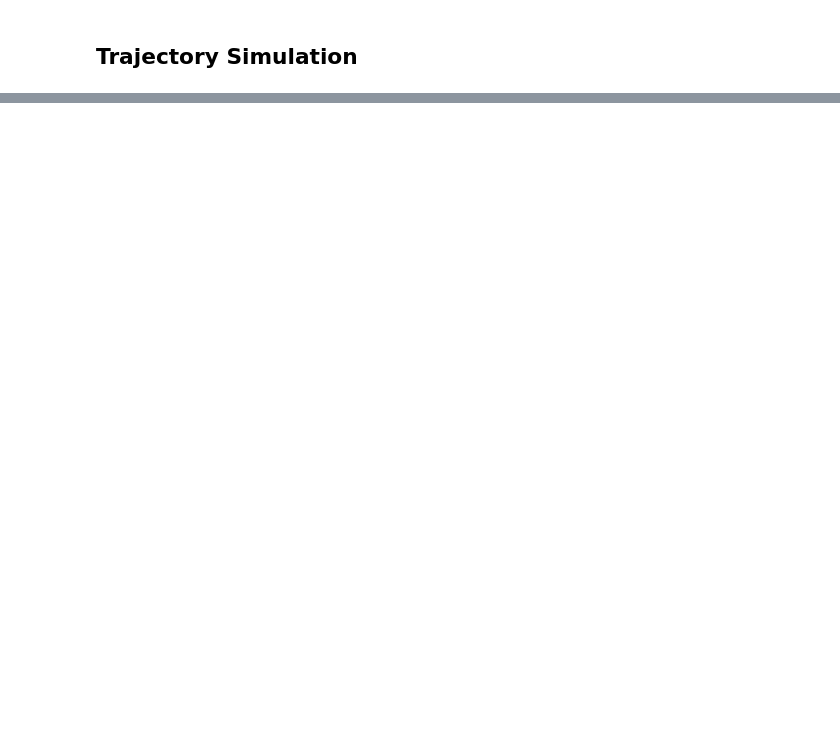
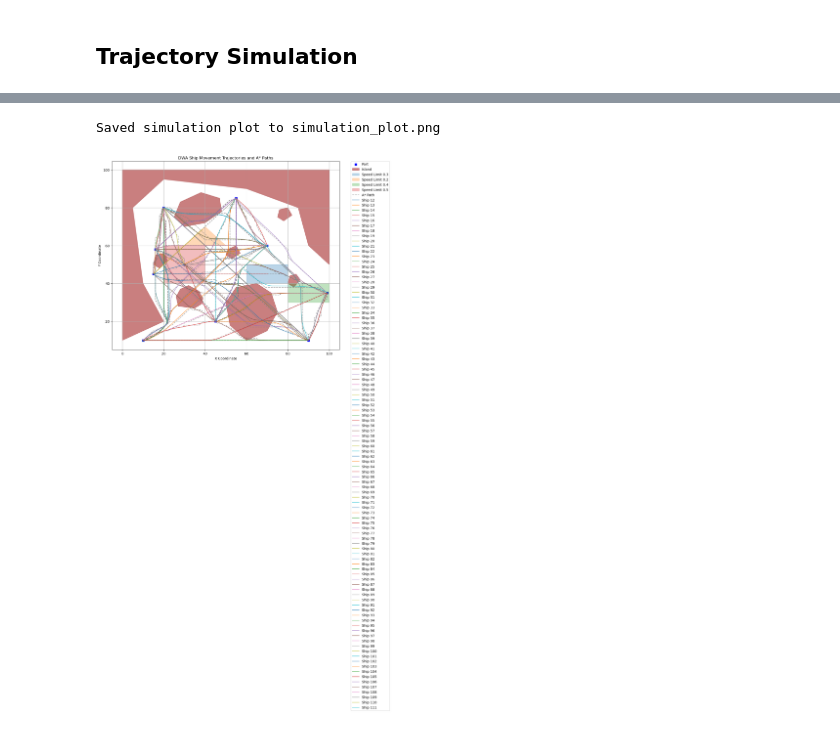
Before and after one commit to movingpandas/synth-data-generator, a Jupyter notebook: mesa/examples/basic/ships_hybrid_algorithm/ships.ipynb, the cells around one changed output, grey strips where cells are left out. Saved outputs shown, nothing was run; the diff lists cells and outputs as text; code cells hidden in the pictures; blank space fills up the shorter version.

```diff
--- a/mesa/examples/basic/ships_hybrid_algorithm/ships.ipynb
+++ b/mesa/examples/basic/ships_hybrid_algorithm/ships.ipynb
@@ -249,0 +334,8 @@ GeoSeries(polygon).plot(ax=ax, color="lightgray")
+# %%
+print(f"{datetime.now()} Starting ...")
+for t in range(steps):
+    stride = 50
+    if t%stride == 0:
+        print(f"Steps {t} - {t+stride-1}...")
+    model.step()
+print(f"{datetime.now()} Finished.")
@@ -249,0 +360,4 @@ GeoSeries(polygon).plot(ax=ax, color="lightgray")
+# %%
+agent_df = model.datacollector.get_agent_vars_dataframe().dropna()
+df = agent_df.reset_index()
+df
@@ -249,0 +378,6 @@ GeoSeries(polygon).plot(ax=ax, color="lightgray")
+# %%
+from visualization import plot_simulation
+plot_simulation(df, config)
+# %% [output]
+Saved simulation plot to simulation_plot.png
+[figure, added]
```
Also changed, not shown: parts of 38 cells of this notebook.
